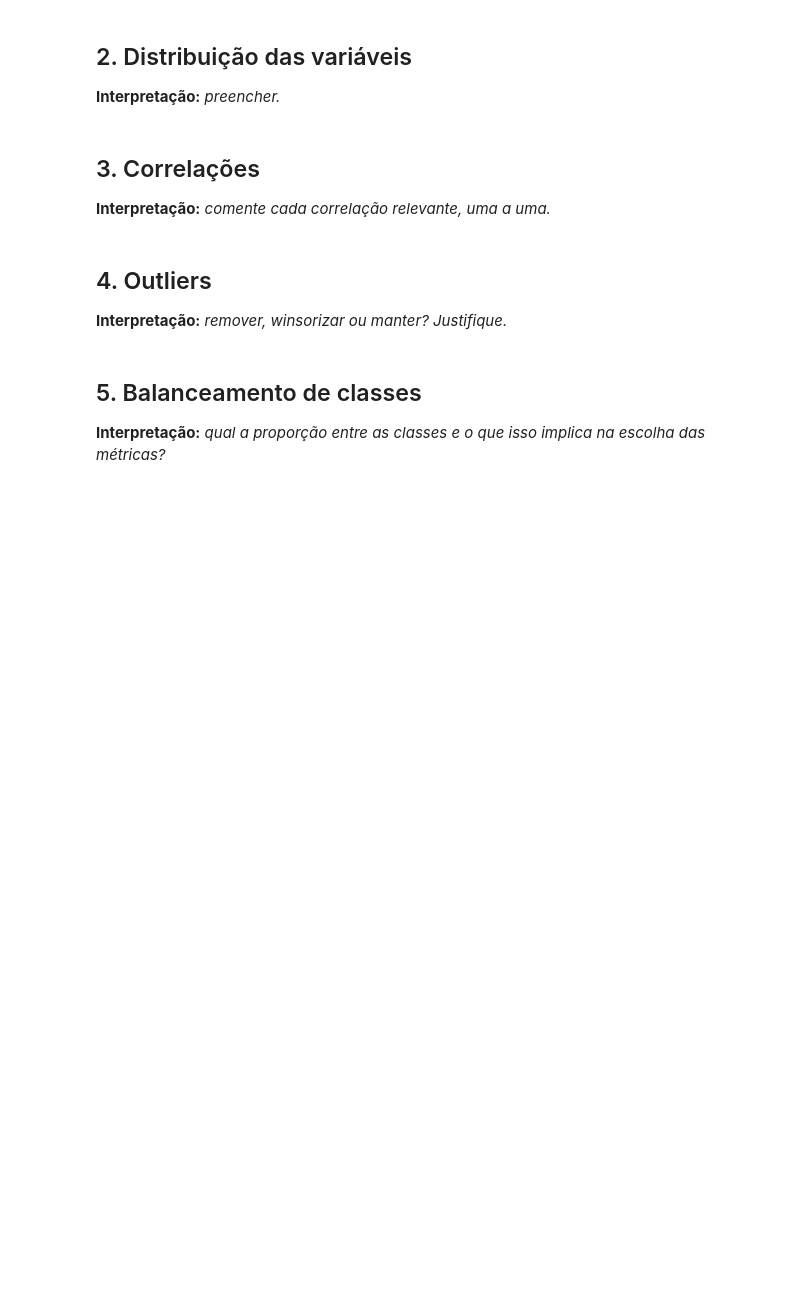
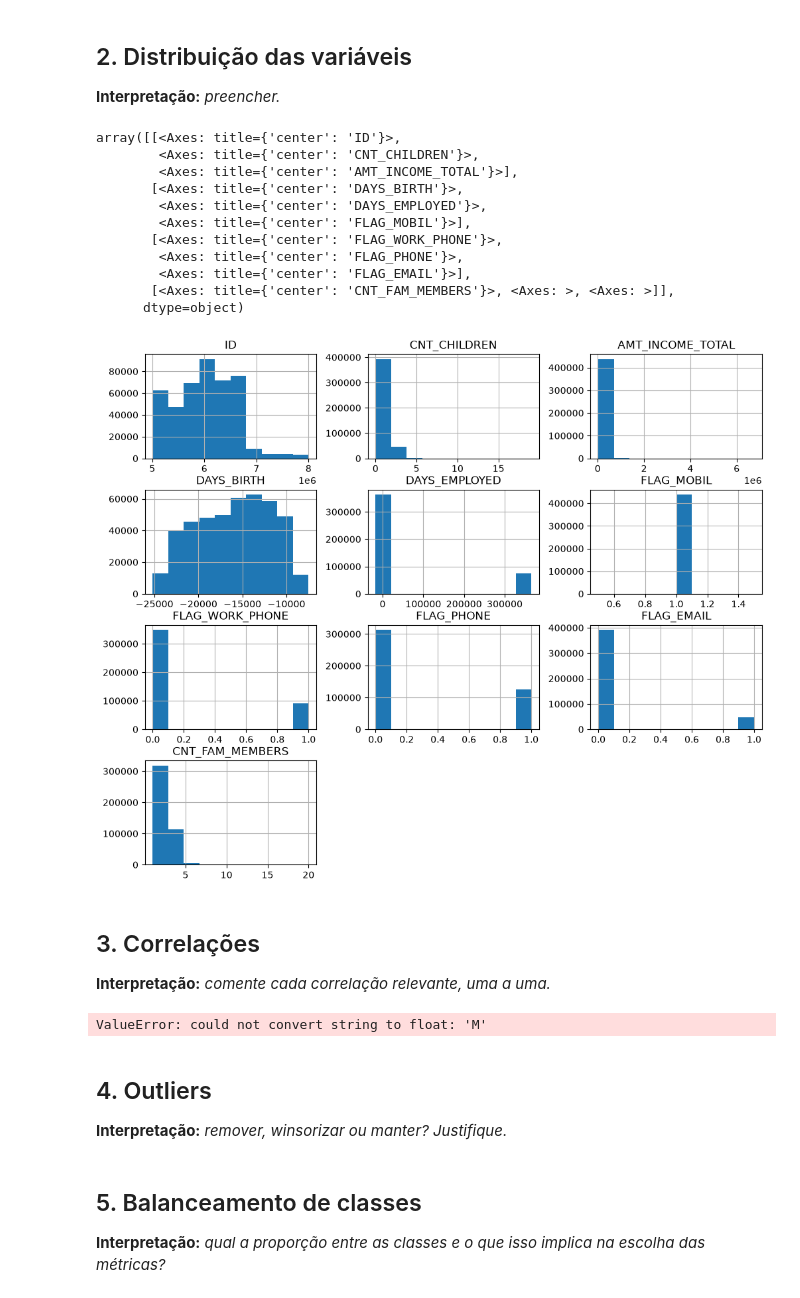
Before and after one commit to a-marcia0/rm377793-postech-tech-challenge-fase2, a Jupyter notebook: notebooks/01_eda.ipynb, the cells around one changed output. Cells and saved outputs as stored; diff of their text form; code cells hidden in the pictures; blank space fills up the shorter version.

```diff
--- a/notebooks/01_eda.ipynb
+++ b/notebooks/01_eda.ipynb
@@ -92,12 +108,31 @@ NameError: name 'application' is not defined
 **Interpretação:** _preencher._
 # %%
 # histogramas / boxplots
+# %%
+application.hist(figsize=(12, 10))
+# %% [output]
+array([[<Axes: title={'center': 'ID'}>,
+        <Axes: title={'center': 'CNT_CHILDREN'}>,
+        <Axes: title={'center': 'AMT_INCOME_TOTAL'}>],
+       [<Axes: title={'center': 'DAYS_BIRTH'}>,
+        <Axes: title={'center': 'DAYS_EMPLOYED'}>,
+        <Axes: title={'center': 'FLAG_MOBIL'}>],
+       [<Axes: title={'center': 'FLAG_WORK_PHONE'}>,
+        <Axes: title={'center': 'FLAG_PHONE'}>,
+        <Axes: title={'center': 'FLAG_EMAIL'}>],
+       [<Axes: title={'center': 'CNT_FAM_MEMBERS'}>, <Axes: >, <Axes: >]],
+      dtype=object)
+[figure, added]
 # %% [markdown]
 ## 3. Correlações
 
 **Interpretação:** _comente cada correlação relevante, uma a uma._
 # %%
 # heatmap de correlação
+# %%
+sns.heatmap(application[].corr(), annot=True, fmt=".2f", cmap="coolwarm", square=True)
+# %% [output]
+ValueError: could not convert string to float: 'M'
 # %% [markdown]
 ## 4. Outliers
 
```
Also changed, not shown: parts of 2 cells of this notebook.
